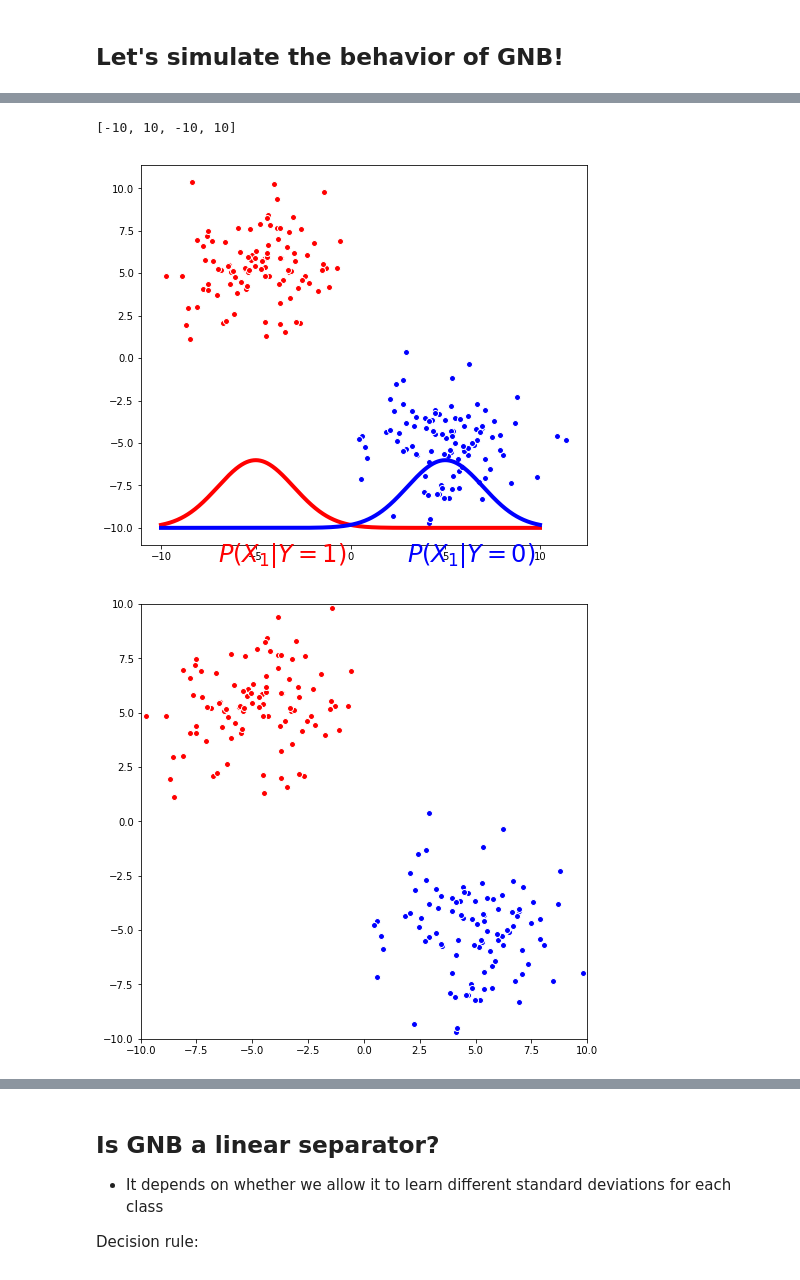
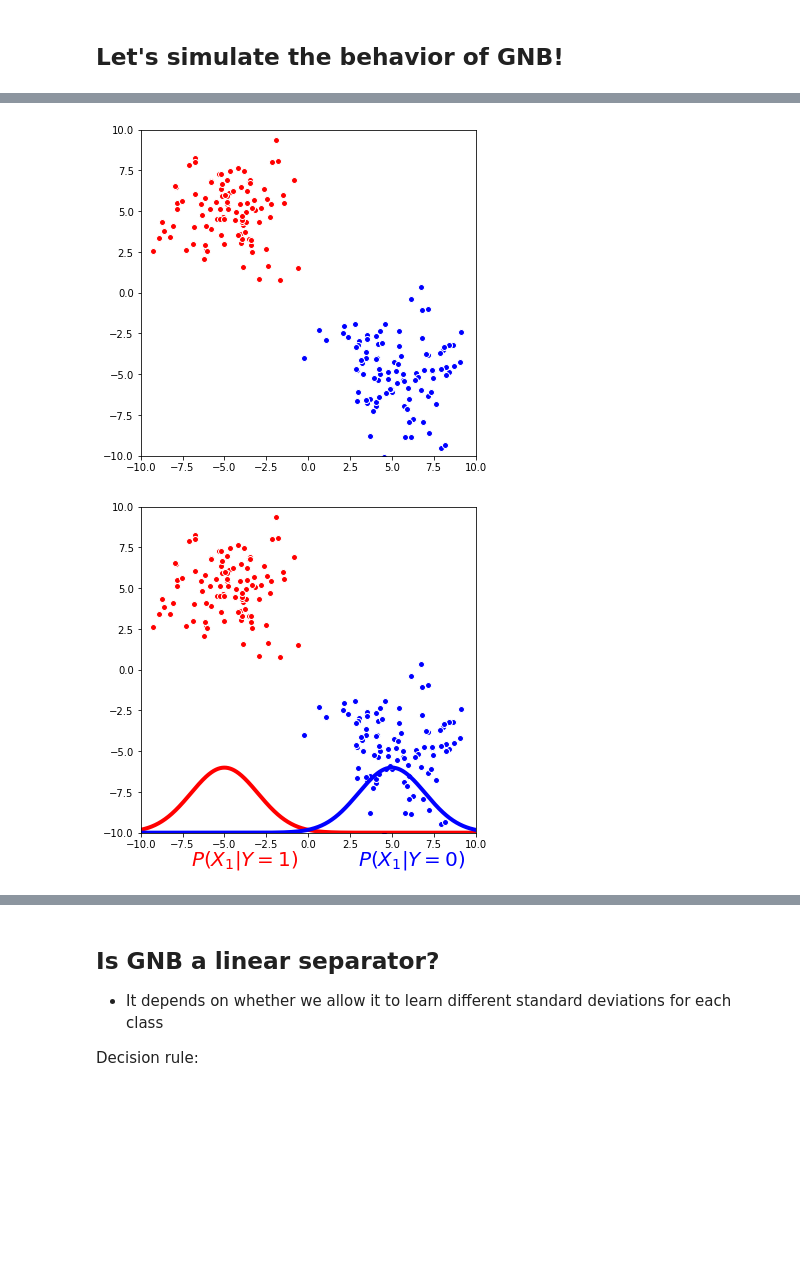
Before and after one commit to lwehbe/10315_S21, a Jupyter notebook: Lecture_06_Naive_Bayes.ipynb, the cells around one changed output, grey strips where cells are left out. Drawn from its saved outputs; the diff is of its cells as text; code cells hidden in the pictures; blank space fills up the shorter version.

```diff
--- a/Lecture_06_Naive_Bayes.ipynb
+++ b/Lecture_06_Naive_Bayes.ipynb
@@ -449,32 +439,25 @@ plt.axis([-10,10,-10,10],'equal')
+# %%
+plt.figure(figsize=(6,6))
+plt.scatter(X_positive[:, 0], X_positive[:, 1],facecolors='r', edgecolors='w')
+plt.scatter(X_negative[:, 0], X_negative[:, 1],facecolors='b', edgecolors='w')
+plt.axis([-10,10,-10,10],'equal');
+# %% [output]
+[figure, added]
 # %%
 P_X1_1 = norm.pdf(x1,mu_1_1,sigma_1_1)
 P_X2_1 = norm.pdf(x1,mu_2_1,sigma_2_1)
 P_X1_0 = norm.pdf(x1,mu_1_0,sigma_1_0)
 P_X2_0 = norm.pdf(x1,mu_2_0,sigma_2_0)
 
-plt.figure(figsize=(8,7))
-
+plt.figure(figsize=(6,6))
 plt.scatter(X_positive[:, 0], X_positive[:, 1],facecolors='r', edgecolors='w')
 plt.scatter(X_negative[:, 0], X_negative[:, 1],facecolors='b', edgecolors='w')
-
 lim_plot = 10
-
 plt.plot(x1,P_X1_1*2*lim_plot-lim_plot,'r',linewidth=4)
-plt.text(-7, -12, r'$P(X_1|Y=1)$', color = 'red',fontsize=24)
-
+plt.text(-7, -12, r'$P(X_1|Y=1)$', color = 'red',fontsize=20)
 plt.plot(x1,P_X1_0*2*lim_plot-lim_plot,'b',linewidth=4)
-plt.text(3, -12, r'$P(X_1|Y=0)$', color = 'blue',fontsize=24)
-
-
-plt.figure(figsize=(8,8))
-
-plt.scatter(X_positive[:, 0], X_positive[:, 1],facecolors='r', edgecolors='w')
-plt.scatter(X_negative[:, 0], X_negative[:, 1],facecolors='b', edgecolors='w')
-plt.axis([-lim_plot,lim_plot,-lim_plot,lim_plot],'equal');
-
-plt.axis([-10,10,-10,10],'equal')
+plt.text(3, -12, r'$P(X_1|Y=0)$', color = 'blue',fontsize=20)
+plt.axis([-10,10,-10,10],'equal');
 # %% [output]
-[-10, 10, -10, 10]
-[figure, old version]
+[figure, new version]
-[figure, removed]
 # %%
```
Also changed, not shown: parts of 30 cells of this notebook, 5 other files.
